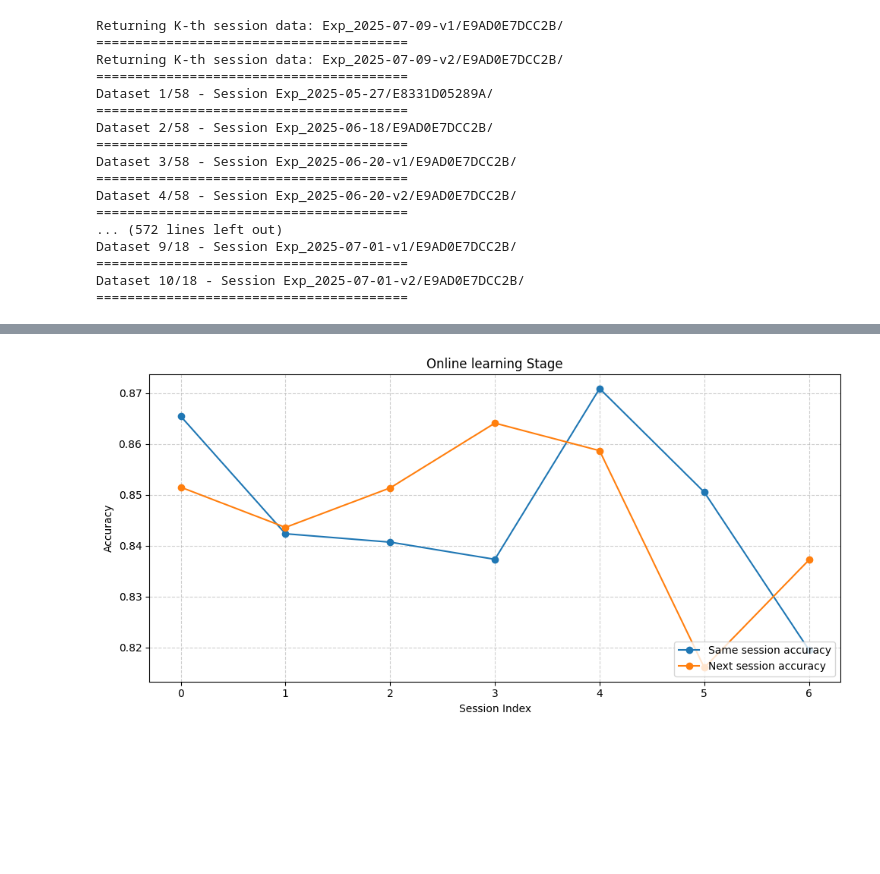
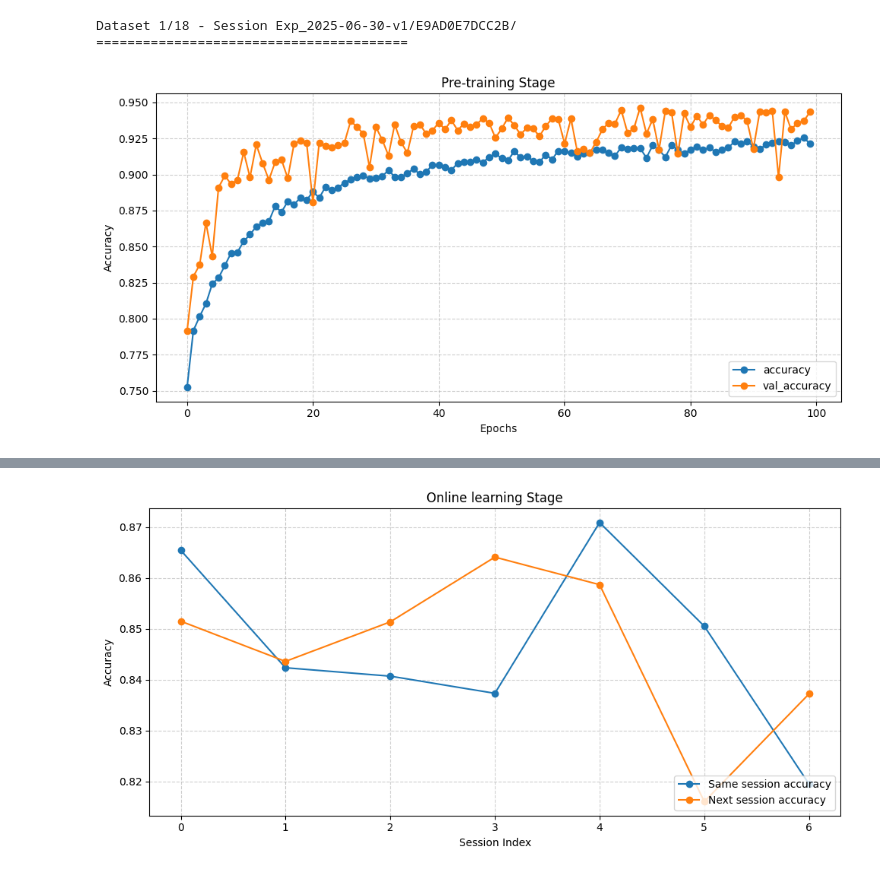
Before and after one commit to Hunminlee/Neural_Computing_Interface_MindForce, a Jupyter notebook: V5 Self Supervised Learning/V1 - Semi Supervised Learning in online(Pseudo-labeling)/Subject-C.ipynb, the cells around one changed output, grey strips where cells are left out. Cells and saved outputs as stored; diff of their text form; code cells hidden in the pictures; blank space fills up the shorter version.

```diff
--- a/V5 Self Supervised Learning/V1 - Semi Supervised Learning in online(Pseudo-labeling)/Subject-C.ipynb
+++ b/V5 Self Supervised Learning/V1 - Semi Supervised Learning in online(Pseudo-labeling)/Subject-C.ipynb
@@ -84 +82,11 @@ Dataset 6/14 - Session Exp_2025-07-10-v2/E9AD0E7DCC2B/
+# %%
+Threshold_K = 1  # 초기 학습 데이터
+X_init, y_init, X_init_test, y_init_test = trainer.return_until_K_data(K=Threshold_K, train_ratio=0.8)
+model_K6 = self_supervised_v1.build_model()  # 모델 생성 및 초기 학습
+result = model_K6.fit(X_init, y_init, validation_data=(X_init_test, y_init_test), epochs=100, batch_size=64, verbose=0)
+plot_result(result)
+# %% [output]
+Dataset 1/18 - Session Exp_2025-06-30-v1/E9AD0E7DCC2B/
+========================================
+[figure, added]
 # %%
@@ -87,5 +95,5 @@ Threshold_K=2
 # %%
-final_session = len(config.Info_sub_B)
+final_session = len(config.Info_sub_C)
 # Accuracy 저장 리스트
 Same_Session_Test_Acc, Next_Session_Test_Acc = [], []
 Unseen_subject_acc_dict = {"H": [], "H2": [], "B": [], "X": []}
@@ -121,21 +129,3 @@ for session in range(Threshold_K, final_session-1):
         unseen_X, unseen_y, _, _ = trainer_sub.return_until_K_data(K=10, train_ratio=0.8)
         acc = evaluate_model(model, unseen_X, unseen_y)
         Unseen_subject_acc_dict[key].append(acc)
-# %% [output]
-Returning K-th session data: Exp_2025-07-09-v1/E9AD0E7DCC2B/
-========================================
-Returning K-th session data: Exp_2025-07-09-v2/E9AD0E7DCC2B/
-========================================
-Dataset 1/58 - Session Exp_2025-05-27/E8331D05289A/
-========================================
-Dataset 2/58 - Session Exp_2025-06-18/E9AD0E7DCC2B/
-========================================
-Dataset 3/58 - Session Exp_2025-06-20-v1/E9AD0E7DCC2B/
-========================================
-Dataset 4/58 - Session Exp_2025-06-20-v2/E9AD0E7DCC2B/
-========================================
-... (572 lines left out)
-Dataset 9/18 - Session Exp_2025-07-01-v1/E9AD0E7DCC2B/
-========================================
-Dataset 10/18 - Session Exp_2025-07-01-v2/E9AD0E7DCC2B/
-========================================
```
Also changed, not shown: parts of 11 cells of this notebook, 1 other file.
